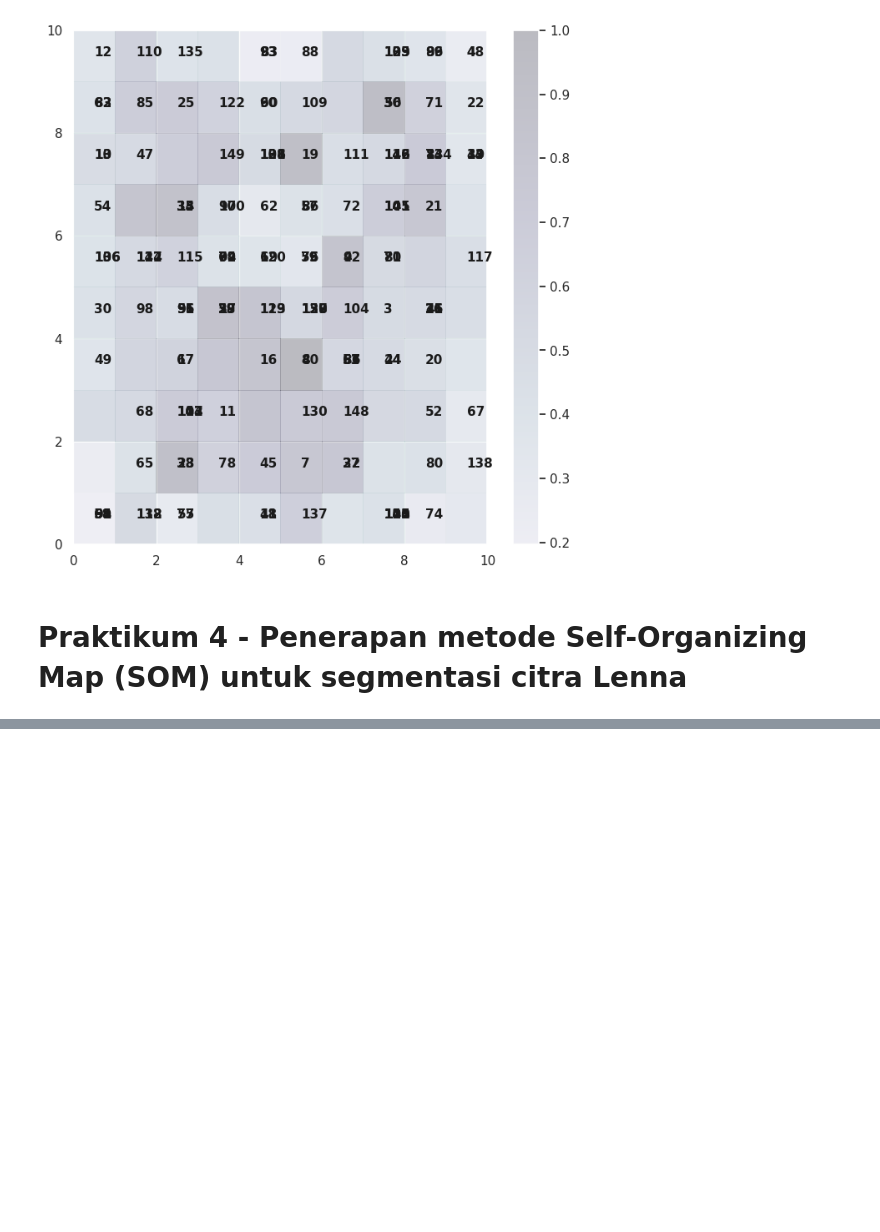
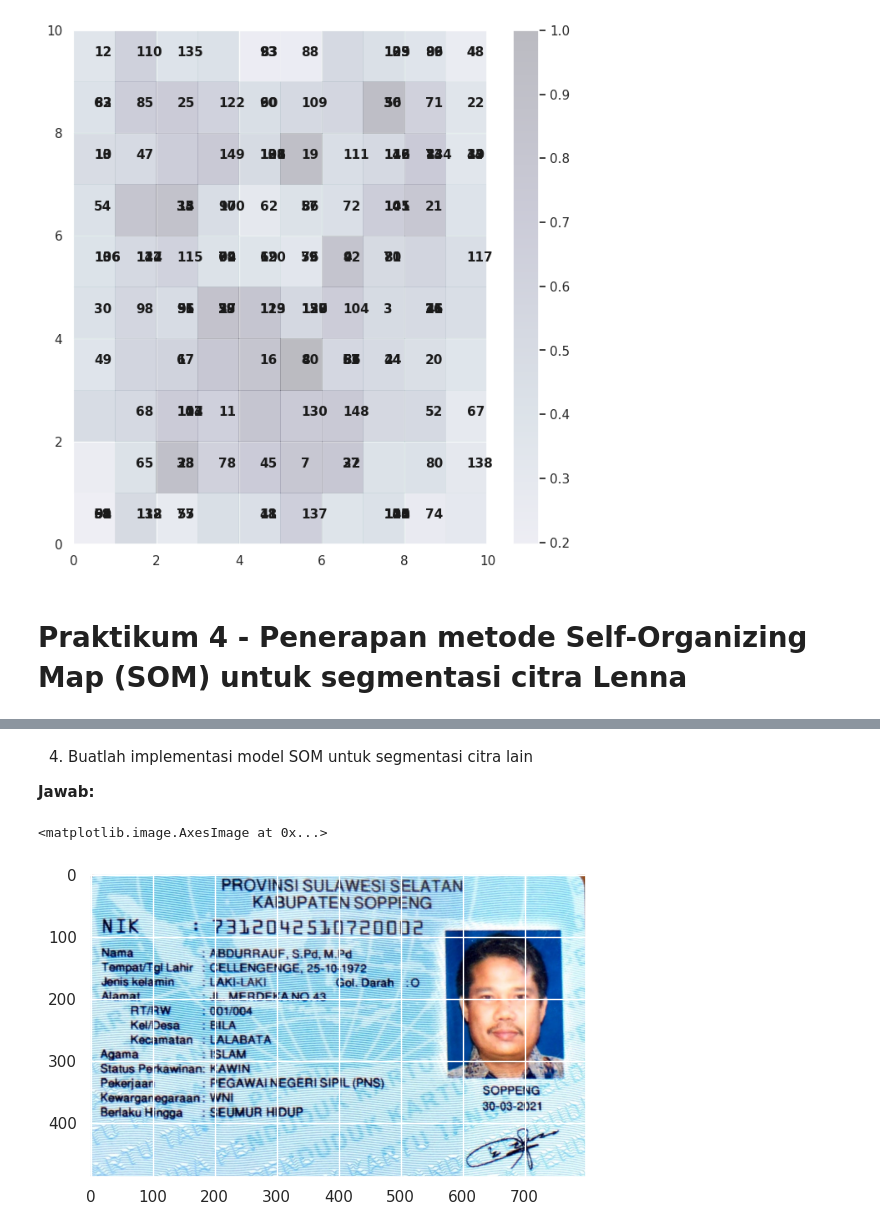
Before and after one commit to basithbahi/Pembelajaran-Mesin-2023, a Jupyter notebook: Week 07.ipynb, the cells around one changed output, grey strips where cells are left out. Cells and saved outputs as stored; diff of their text form; code cells hidden in the pictures; blank space fills up the shorter version.

```diff
--- a/Week 07.ipynb
+++ b/Week 07.ipynb
@@ -436,0 +527,4 @@ plt.show()
+# %% [markdown]
+4. Buatlah  implementasi model SOM untuk segmentasi citra lain
+
+<b>Jawab:
@@ -436,0 +569,13 @@ plt.show()
+# %%
+# Implementasi model SOM dengan gambar KTP
+
+from skimage import io
+
+# Load citra Lenna (Anda bisa mengganti ini dengan citra lain jika diperlukan)
+ktp_path = "ktp.jpeg"
+ktp = io.imread(ktp_path) / 255.0  # Normalisasi intensitas piksel menjadi rentan
+
+plt.imshow(ktp)
+# %% [output]
+<matplotlib.image.AxesImage at 0x...>
+[figure, added]
```
Also changed, not shown: parts of 14 cells of this notebook.
